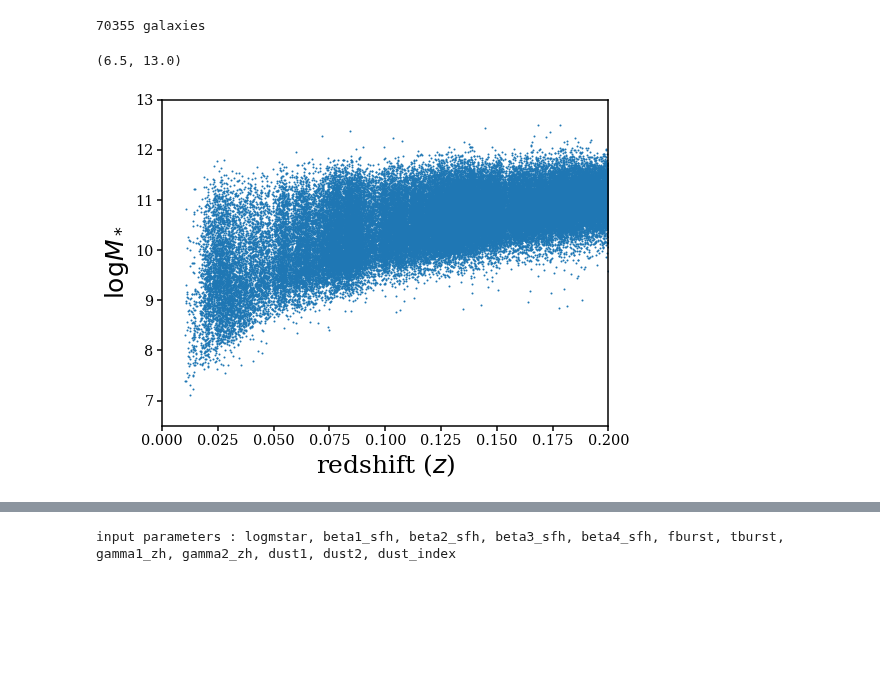
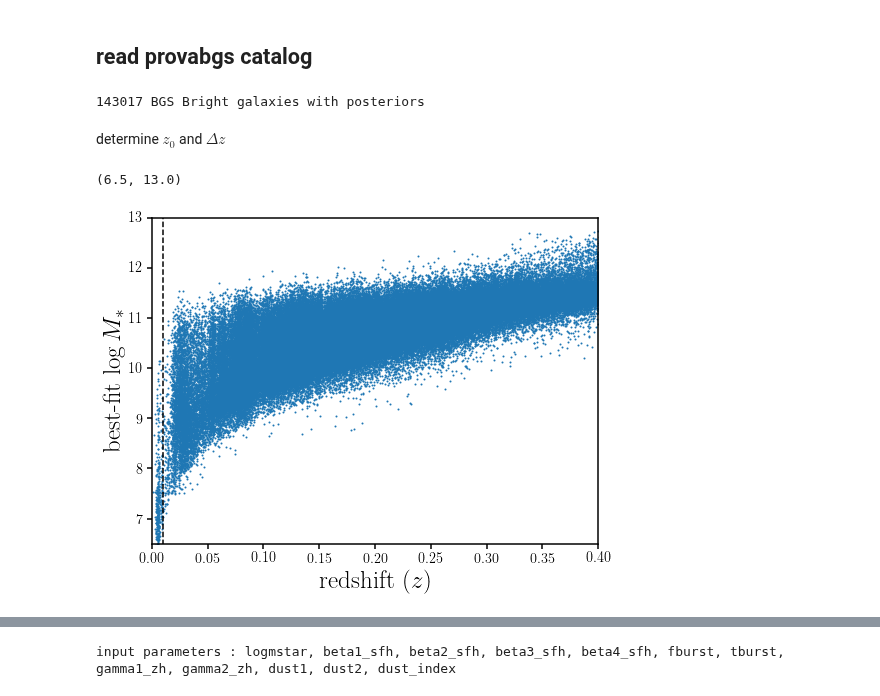
Before and after one commit to changhoonhahn/provabgs, a Jupyter notebook: svda/nb/mstar_completeness.ipynb, the cells around one changed output, grey strips where cells are left out. Cells and saved outputs as stored; diff of their text form; code cells hidden in the pictures; blank space fills up the shorter version.

```diff
--- a/svda/nb/mstar_completeness.ipynb
+++ b/svda/nb/mstar_completeness.ipynb
@@ -14,6 +24,7 @@ from speclite import filters as specFilter
 # -- plotting --
 import matplotlib as mpl
 import matplotlib.pyplot as plt
+mpl.rcParams['text.usetex'] = True
 mpl.rcParams['font.family'] = 'serif'
 mpl.rcParams['axes.linewidth'] = 1.5
 mpl.rcParams['axes.xmargin'] = 1
@@ -24,23 +35,30 @@ mpl.rcParams['ytick.labelsize'] = 'x-large'
 mpl.rcParams['ytick.major.size'] = 5
 mpl.rcParams['ytick.major.width'] = 1.5
 mpl.rcParams['legend.frameon'] = False
+# %% [markdown]
+## read provabgs catalog
 # %%
 dat_dir = '/tigress/chhahn/provabgs/svda'
-# %%
-bgs = aTable.Table.read(os.path.join(dat_dir, 'BGS_BRIGHT_clustering.sv3.logM.hdf5'))
-has_posterior = (bgs['zmax'].data != -999.) & (bgs['Z'].data < 0.2)
-bgs = bgs[has_posterior]
-print('%i galaxies' % len(bgs))
-# %% [output]
-70355 galaxies
+# %%
+bgs = aTable.Table.read(os.path.join(dat_dir, 'BGS_ANY_full.provabgs.hdf5'))
+has_posterior = (bgs['provabgs_z_max'].data != -999.)
+is_bgs_bright = bgs['is_bgs_bright']
+
+bgs = bgs[has_posterior & is_bgs_bright]
+print('%i BGS Bright galaxies with posteriors' % len(bgs))
+# %% [output]
+143017 BGS Bright galaxies with posteriors
+# %% [markdown]
+determine $z_0$ and $\Delta z$
 # %%
 fig = plt.figure(figsize=(8,6))
 sub = fig.add_subplot(111)
-sub.scatter(bgs['Z'].data, bgs['theta_bf'].data[:,0], c='C0', s=1)
+sub.scatter(bgs['Z_HP'].data, bgs['provabgs_logMstar_bf'].data, c='C0', s=1)
+sub.plot([0.01, 0.01], [6, 13.], c='k', ls='--')
 sub.set_xlabel(r"redshift ($z$)", fontsize=25)
-sub.set_xlim(0., 0.2)
-sub.set_ylabel(r"$\log M_*$", fontsize=25)
+sub.set_xlim(0., 0.4)
+sub.set_ylabel(r"best-fit $\log M_*$", fontsize=25)
 sub.set_ylim(6.5, 13.)
 # %% [output]
 (6.5, 13.0)
-[figure, old version]
+[figure, new version]
```
Also changed, not shown: parts of 13 cells of this notebook, 2 other files.
